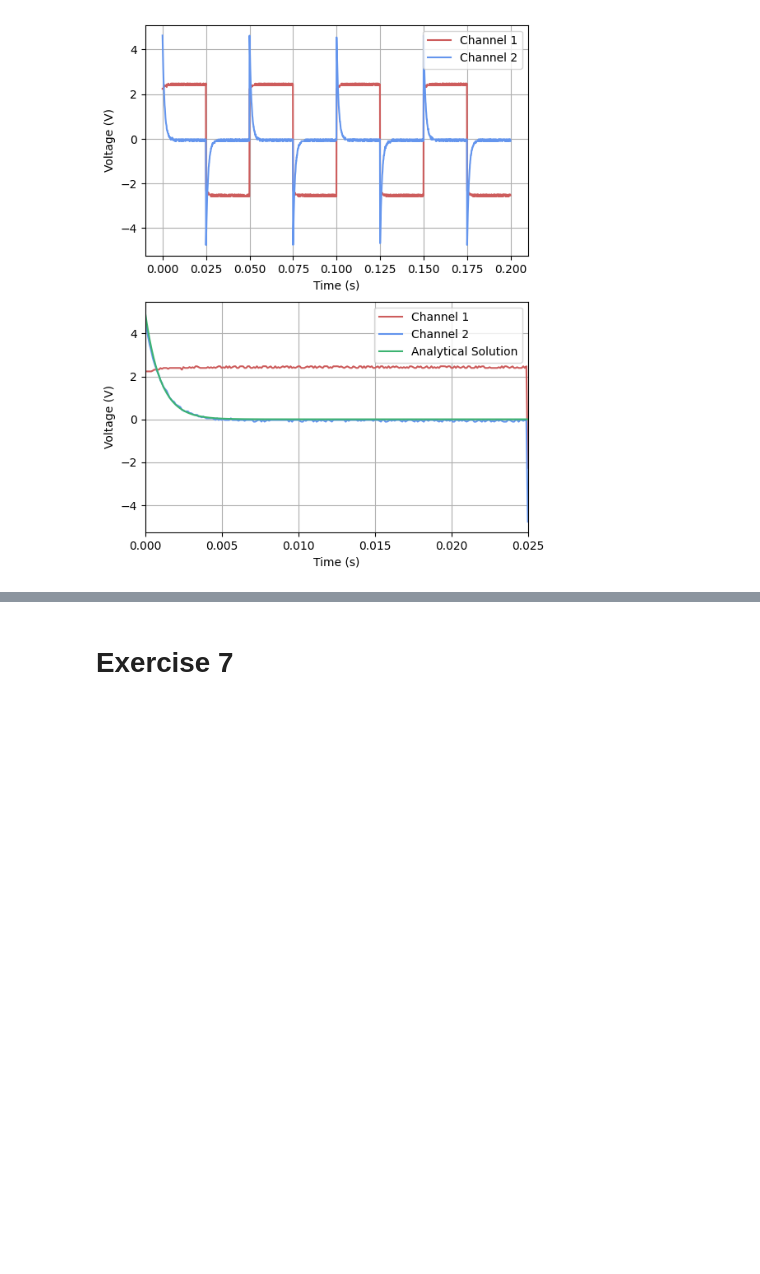
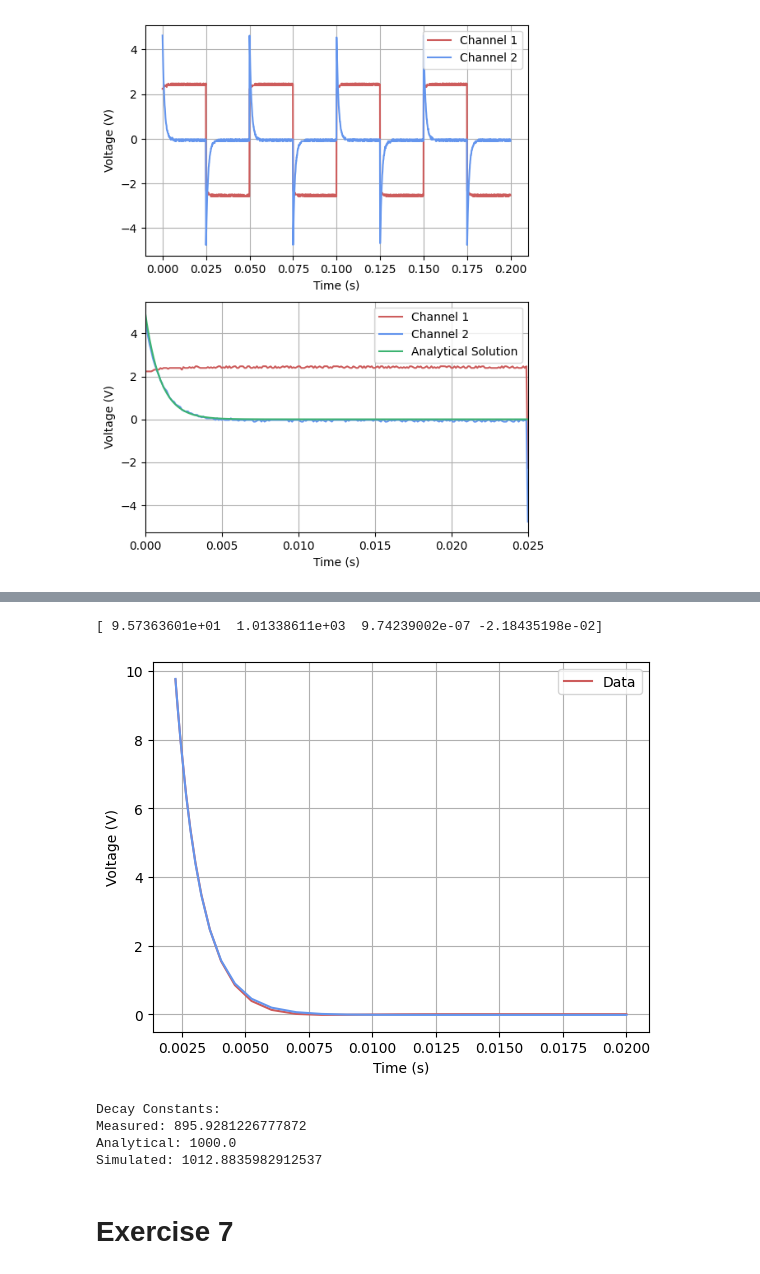
Before and after one commit to daraghhollman/UCD_PASS_Labs, a Jupyter notebook: Electronics/Python/electronics.ipynb, the cells around one changed output, grey strips where cells are left out. Cells and saved outputs as stored; diff of their text form; code cells hidden in the pictures; blank space fills up the shorter version.

```diff
--- a/Electronics/Python/electronics.ipynb
+++ b/Electronics/Python/electronics.ipynb
@@ -60,2 +93,41 @@ ex5Plot(ex5)
+# %%
+ex5SimData = LoadFile(rootPath + r"/ex5/sim.txt")
+
+def SimDecayConstant(data, plotData=False, plotFit=False):
+
+    tValues = [el - min(data[:,0]) for el in data[:,0]][10:40]
+
+    channel01 = data[:,1][10:40]
+    channel02 = data[:,2][10:40]
+
+    pars, cov = curve_fit(RC_Voltage, tValues, channel01, [5, 1e3, 1e-6, 0])
+
+    if plotData:
+        plt.plot(tValues, channel01, label="Data")
+
+    if plotFit:
+        plt.plot(tValues, RC_Voltage(tValues, pars[0], pars[1], pars[2], pars[3]))
+
+    if plotData or plotFit:
+        plt.xlabel("Time (s)")
+        plt.ylabel("Voltage (V)")
+        plt.grid()
+        plt.legend()
+
+    decayConstant = 1 / (pars[1] * pars[2])
+    print(pars)
+    return decayConstant
+
+simDecayConstant = SimDecayConstant(ex5SimData, plotData=True, plotFit=True)
+# %% [output]
+[ 9.57363601e+01  1.01338611e+03  9.74239002e-07 -2.18435198e-02]
+[figure, added]
+# %%
+print(f"Decay Constants:\nMeasured: {measuredDecayConstant}\nAnalytical: {analyticalDecayConstant}\nSimulated: {simDecayConstant}")
+# %% [output]
+Decay Constants:
+Measured: 895.9281226777872
+Analytical: 1000.0
+Simulated: 1012.8835982912537
 # %% [markdown]
 # Exercise 7
```
Also changed, not shown: parts of 9 cells of this notebook, 9 other files.
